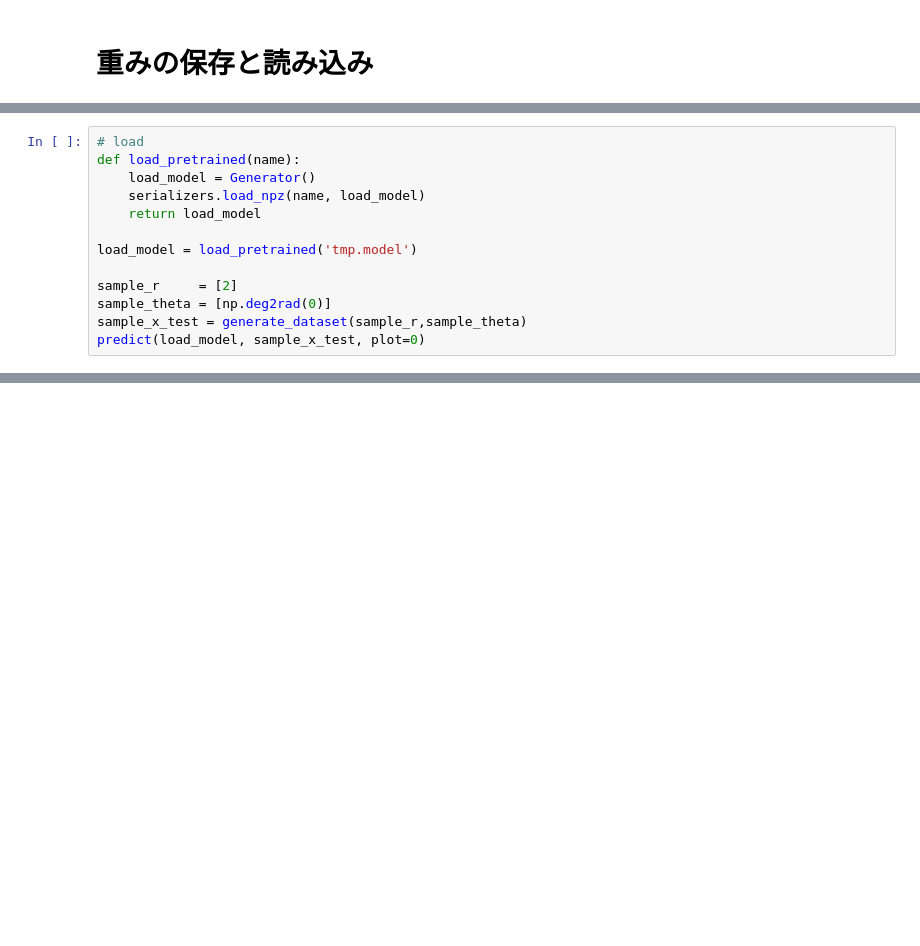
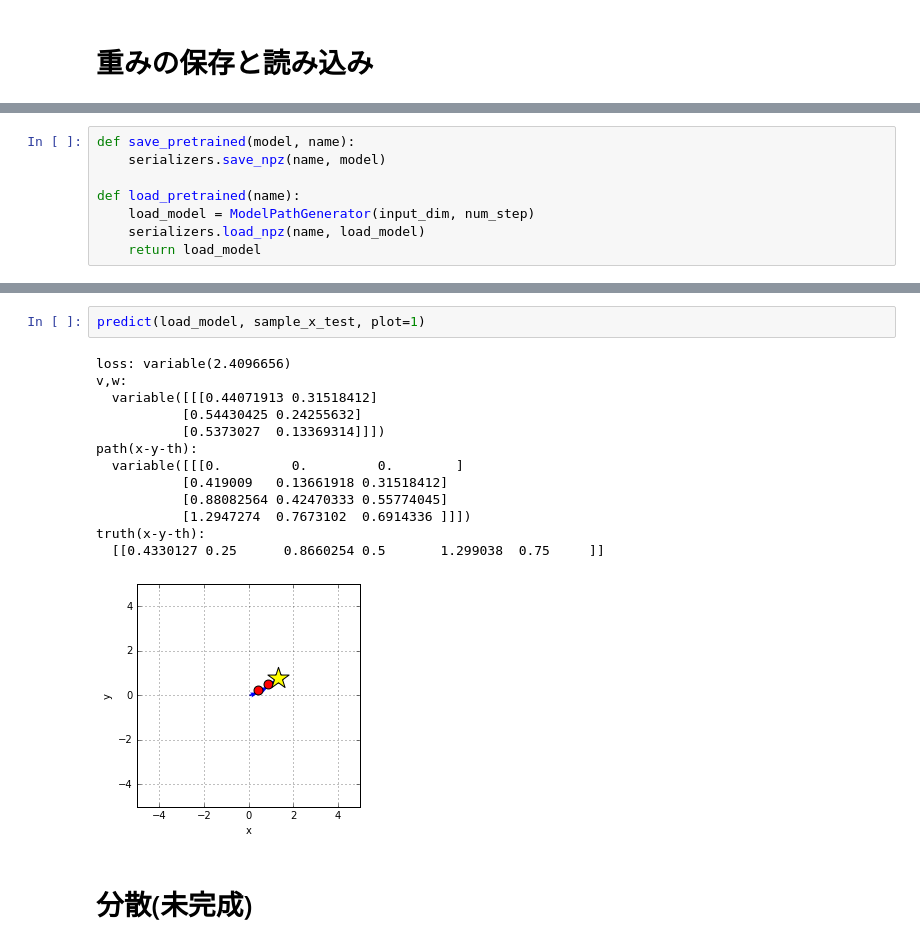
Before and after one commit to yotaseki/ParameterLearning, a Jupyter notebook: MovingCar.ipynb, the cells around one changed output, grey strips where cells are left out. Saved outputs shown, nothing was run; the diff lists cells and outputs as text; blank space fills up the shorter version.

```diff
--- a/MovingCar.ipynb
+++ b/MovingCar.ipynb
@@ -453,2 +520,10 @@ variable([[[ 0.12181387  0.12684584]
+# %%
+def save_pretrained(model, name):
+    serializers.save_npz(name, model)
+
+def load_pretrained(name):
+    load_model = ModelPathGenerator(input_dim, num_step)
+    serializers.load_npz(name, load_model)
+    return load_model
 # %%
 # save
@@ -473,13 +531,0 @@ print model_name
-# %%
-# load
-def load_pretrained(name):
-    load_model = Generator()
-    serializers.load_npz(name, load_model)
-    return load_model
-
-load_model = load_pretrained('tmp.model')
-
-sample_r     = [2]
-sample_theta = [np.deg2rad(0)]
-sample_x_test = generate_dataset(sample_r,sample_theta)
-predict(load_model, sample_x_test, plot=0)
@@ -487,0 +541,18 @@ NameError: global name 'Generator' is not defined
+# %%
+predict(load_model, sample_x_test, plot=1)
+# %% [output]
+loss: variable(2.4096656)
+v,w:
+  variable([[[0.44071913 0.31518412]
+           [0.54430425 0.24255632]
+           [0.5373027  0.13369314]]])
+path(x-y-th):
+  variable([[[0.         0.         0.        ]
+           [0.419009   0.13661918 0.31518412]
+           [0.88082564 0.42470333 0.55774045]
+           [1.2947274  0.7673102  0.6914336 ]]])
+truth(x-y-th):
+  [[0.4330127 0.25      0.8660254 0.5       1.299038  0.75     ]]
+[figure, added]
+# %% [markdown]
+# 分散(未完成)
```
Also changed, not shown: parts of 27 cells of this notebook.
